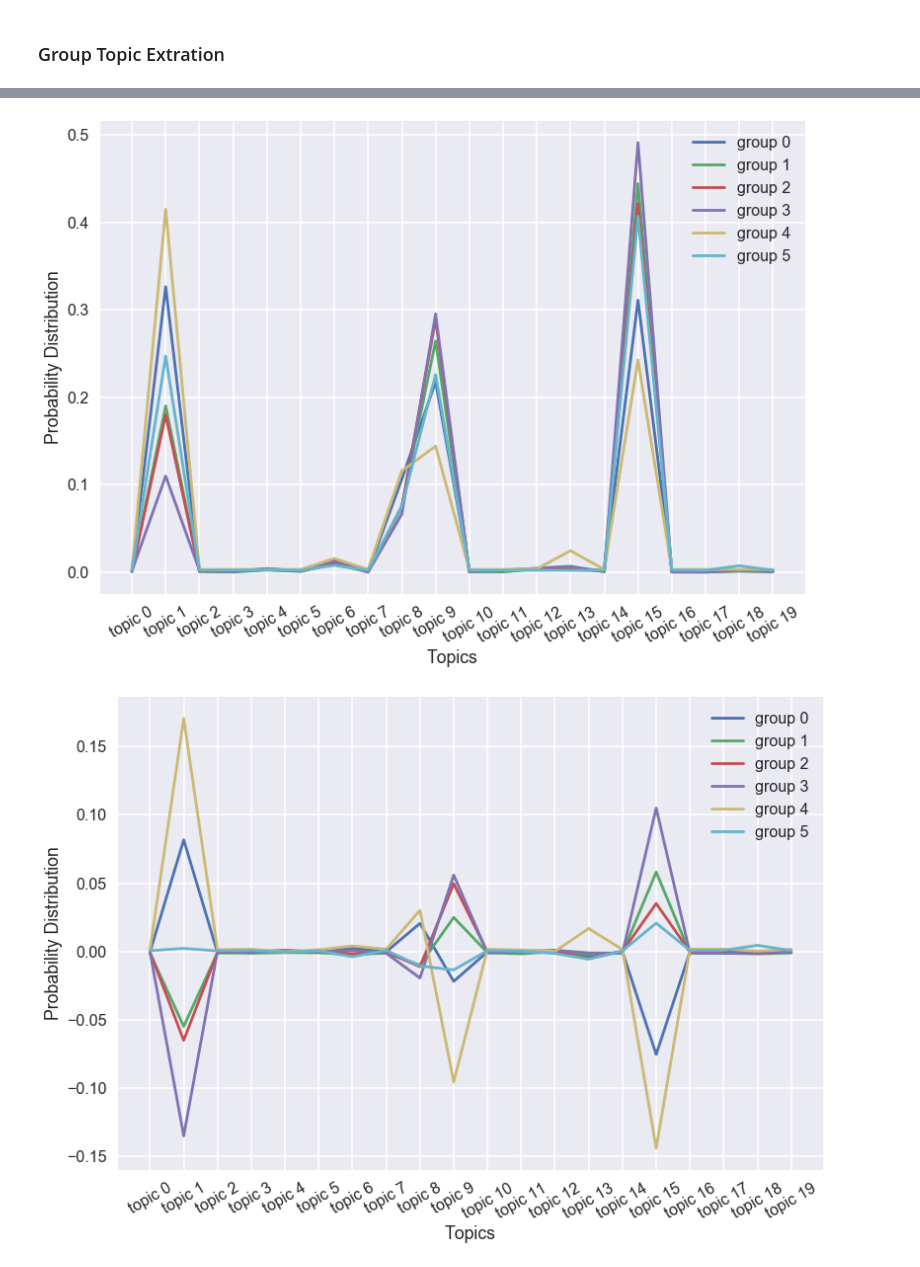
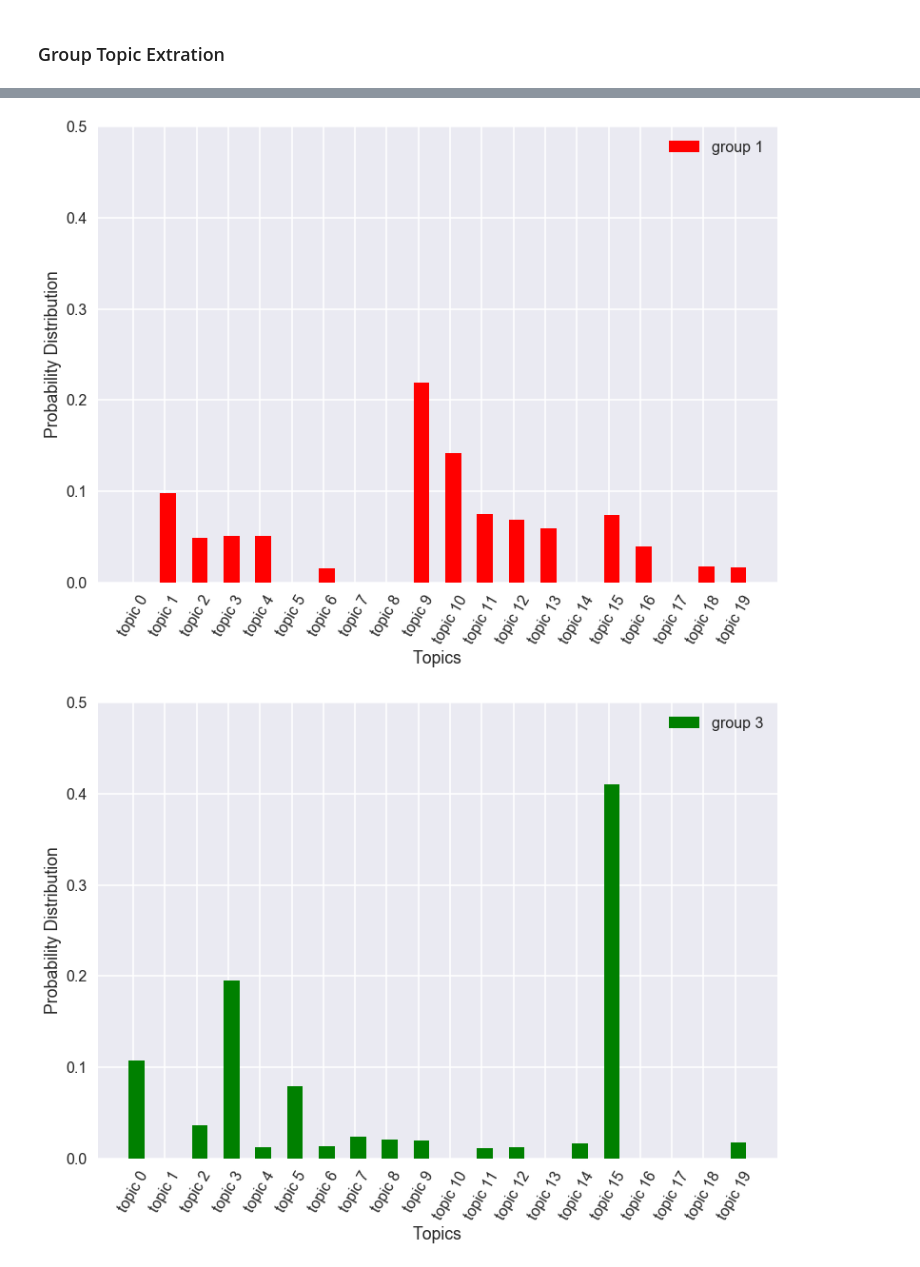
Before and after one commit to huangy22/NewsRecommender, a Jupyter notebook: 3_topics_extraction_with_lda.ipynb, the cells around one changed output, grey strips where cells are left out. Cells and saved outputs as stored; diff of their text form; code cells hidden in the pictures.

```diff
--- a/3_topics_extraction_with_lda.ipynb
+++ b/3_topics_extraction_with_lda.ipynb
@@ -387,5 +314,0 @@ pickle.dump(group_topics, open('./data/group_lda_bow_topics.pkl','wb'))
-# %%
-tot_topics = np.zeros(num_topics)
-for i in group_topics:
-    tot_topics += group_topics[i]
-tot_topics /= np.sum(tot_topics)
@@ -391,0 +333,24 @@ tot_topics /= np.sum(tot_topics)
+# %%
+def to_full_vec(group_topics, num_topics):
+    topic_vec = [0 for j in range(num_topics)]
+    for prob in group_topics:
+        topic_vec[prob[0]] = prob[1]
+    return topic_vec
+# %%
+group_topics = pickle.load(open('./data/group_lda_bow_topics.pkl', 'rb'))
+
+sns.set_context("poster")
+fig, ax = plt.subplots()
+width = 0.13
+colors = ['blue', 'red', 'yellow', 'green', 'purple', 'cyan']
+with sns.axes_style("darkgrid"):
+    for i in range(6):
+        position = [j+i*width for j in range(num_topics)]
+        ax.bar(position, to_full_vec(group_topics[i], num_topics), width, label="group "+str(i), color=colors[i])
+    plt.xlabel("Topics")
+    plt.ylabel("Probability Distribution")
+    position = [j+3*width for j in range(num_topics)]
+    plt.xticks(position, ["topic "+str(i) for i in range(num_topics)], rotation=60)
+    plt.ylim(0, 0.5)
+    plt.legend()
+    plt.show()
@@ -392,29 +359,31 @@ tot_topics /= np.sum(tot_topics)
 # %%
 sns.set_context("poster")
 plt.figure()
+group = 1
 with sns.axes_style("darkgrid"):
-    for i in group_topics:
-        plt.plot(range(num_topics), group_topics[i], label="group "+str(i))
+    plt.bar(position, to_full_vec(group_topics[group], num_topics), 0.5, label="group "+str(group), color=colors[group])
     plt.xlabel("Topics")
     plt.ylabel("Probability Distribution")
-    plt.xticks(range(num_topics), ["topic "+str(i) for i in range(num_topics)], rotation=30)
+    plt.xticks([i-0.2 for i in range(num_topics)], ["topic "+str(i) for i in range(num_topics)], rotation=60)
+    plt.ylim(0, 0.5)
     plt.legend()
     plt.show()
 # %% [output]
-[figure, old version]
+[figure, new version]
 # %%
 sns.set_context("poster")
 plt.figure()
+group = 3
 with sns.axes_style("darkgrid"):
-    for i in group_topics:
-        plt.plot(range(num_topics), group_topics[i]-tot_topics, label="group "+str(i))
+    plt.bar(position, to_full_vec(group_topics[group], num_topics), 0.5, label="group "+str(group), color=colors[group])
     plt.xlabel("Topics")
     plt.ylabel("Probability Distribution")
-    plt.xticks(range(num_topics), ["topic "+str(i) for i in range(num_topics)], rotation=30)
+    plt.xticks([i-0.2 for i in range(num_topics)], ["topic "+str(i) for i in range(num_topics)], rotation=60)
+    plt.ylim(0, 0.5)
     plt.legend()
     plt.show()
 # %% [output]
-[figure, old version]
+[figure, new version]
 # %%
 lda_topics = pickle.load(open('./data/pub_lda_bow_topics.pkl','rb'))
 # %%
```
Also changed, not shown: parts of 15 cells of this notebook, 33 other files.
